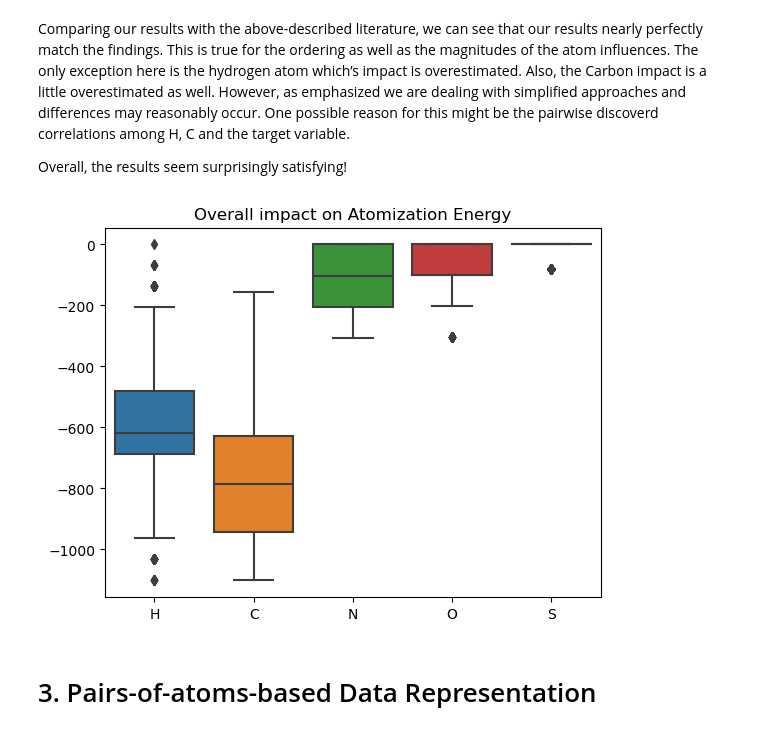
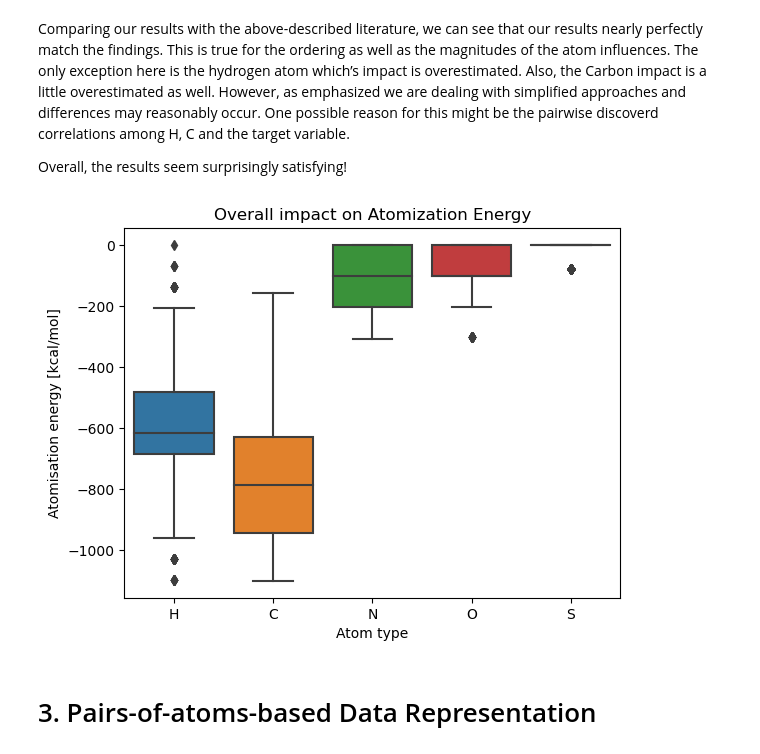
Before and after one commit to jascha-je/LabML4DS, a Jupyter notebook: p2/p2_ISJ.ipynb, the cells around one changed output. Drawn from its saved outputs; the diff is of its cells as text; code cells hidden in the pictures.

```diff
--- a/p2/p2_ISJ.ipynb
+++ b/p2/p2_ISJ.ipynb
@@ -243,14 +245,3 @@ Resulting representations:
  [ 9  6  1  0  0]
  [10  7  0  0  0]
  [12  7  0  0  0]]
-# %%
-y = np.reshape(qm7["T"][0], (-1, 1))
-df = pd.DataFrame(np.concatenate((x, y), axis=1), columns=["H", "C", "N", "O", "S", "Criterion"])
-
-sns.pairplot(df, corner=True)
-plt.suptitle("Pairwise Scatterplots", fontsize=20)
-plt.show()
-
-sns.heatmap(df.corr())
-plt.title("Heatmap")
-plt.show()
@@ -492,13 +510,14 @@ Comparing our results with the above-described literature, we can see that our r
 
 Overall, the results seem surprisingly satisfying!
 # %%
-# fig = plt.figure(figsize=(10,10))
 g = sns.boxplot(x * search.best_estimator_.coef_)
 g.set_title("Overall impact on Atomization Energy")
+g.set_ylabel("Atomisation energy [kcal/mol]")
+g.set_xlabel("Atom type")
 g.set_xticklabels(atoms)
 plt.show()
 # %% [output]
-[figure, old version]
+[figure, new version]
 # %% [markdown]
 # 3. Pairs-of-atoms-based Data Representation
 # %% [markdown]
```
Also changed, not shown: parts of 35 cells of this notebook.
